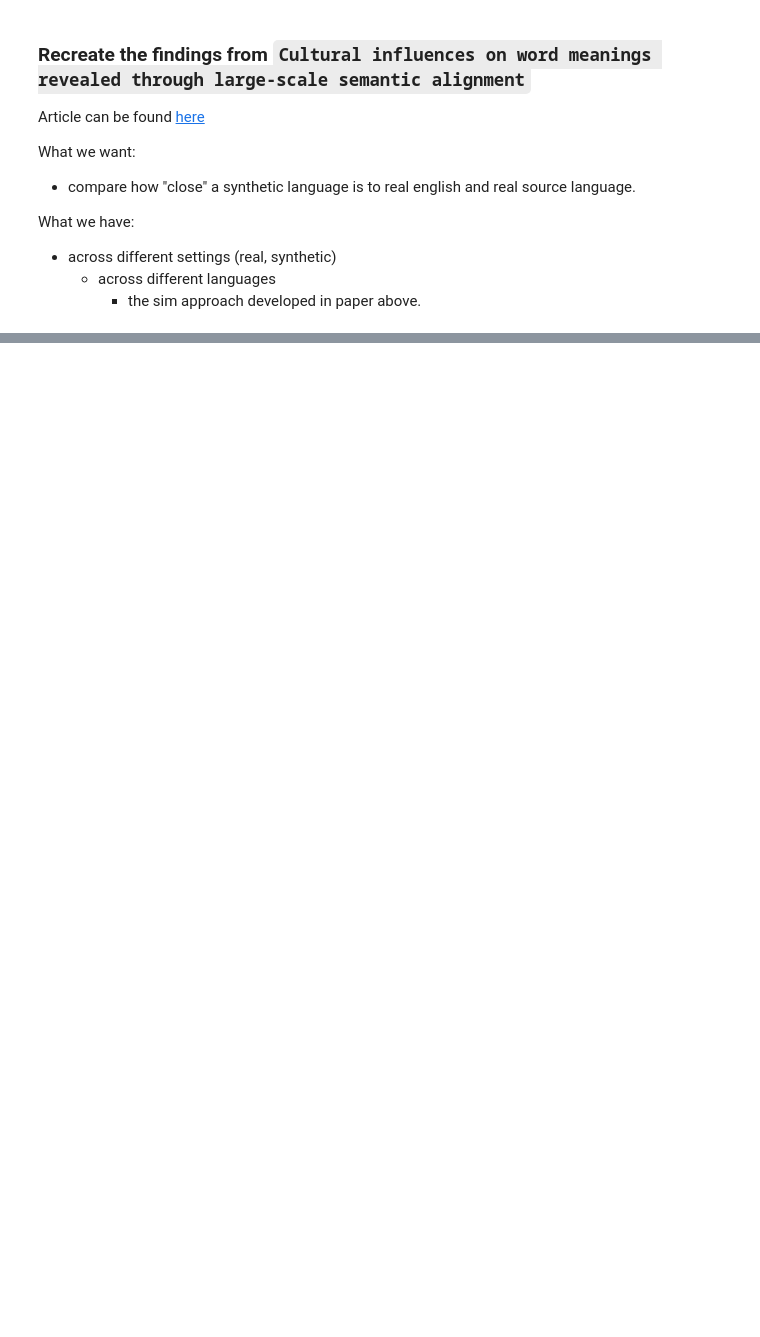
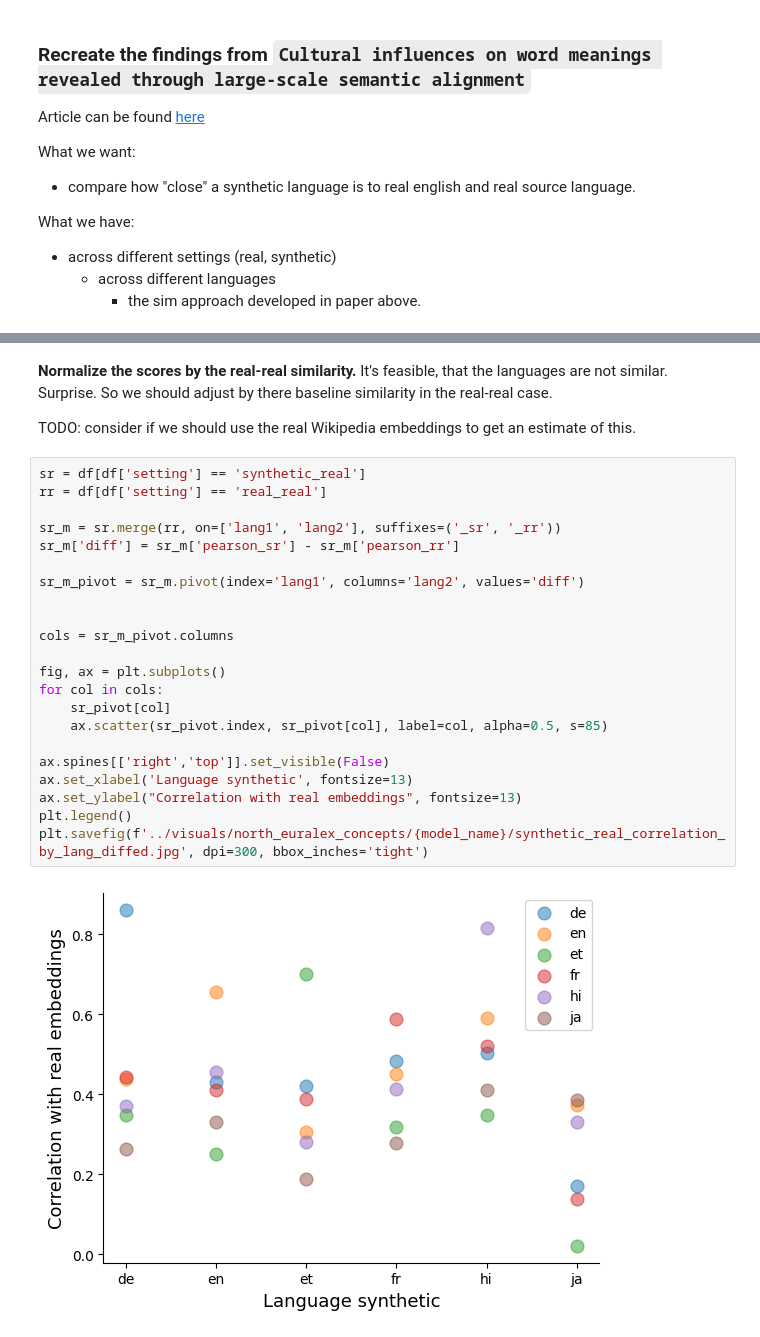
Before and after one commit to vminvsky/semantic-accents, a Jupyter notebook: notebooks/recreate_nhb_paper.ipynb, the cells around one changed output, grey strips where cells are left out. Drawn from its saved outputs; the diff is of its cells as text; blank space fills up the shorter version.

```diff
--- a/notebooks/recreate_nhb_paper.ipynb
+++ b/notebooks/recreate_nhb_paper.ipynb
@@ -90,0 +131,28 @@ plt.savefig('../visuals/north_euralex_concepts/pearson_correlation.jpg', dpi=300
+# %% [markdown]
+**Normalize the scores by the real-real similarity.** It's feasible, that the languages are not similar. Surprise. So we should adjust by there baseline similarity in the real-real case.
+
+TODO: consider if we should use the real Wikipedia embeddings to get an estimate of this.
+# %%
+sr = df[df['setting'] == 'synthetic_real']
+rr = df[df['setting'] == 'real_real']
+
+sr_m = sr.merge(rr, on=['lang1', 'lang2'], suffixes=('_sr', '_rr'))
+sr_m['diff'] = sr_m['pearson_sr'] - sr_m['pearson_rr']
+
+sr_m_pivot = sr_m.pivot(index='lang1', columns='lang2', values='diff')
+
+
+cols = sr_m_pivot.columns
+
+fig, ax = plt.subplots()
+for col in cols:
+    sr_pivot[col]
+    ax.scatter(sr_pivot.index, sr_pivot[col], label=col, alpha=0.5, s=85)
+
+ax.spines[['right','top']].set_visible(False)
+ax.set_xlabel('Language synthetic', fontsize=13)
+ax.set_ylabel("Correlation with real embeddings", fontsize=13)
+plt.legend()
+plt.savefig(f'../visuals/north_euralex_concepts/{model_name}/synthetic_real_correlation_by_lang_diffed.jpg', dpi=300, bbox_inches='tight')
+# %% [output]
+[figure, added]
```
Also changed, not shown: parts of 10 cells of this notebook, 2 other files.
